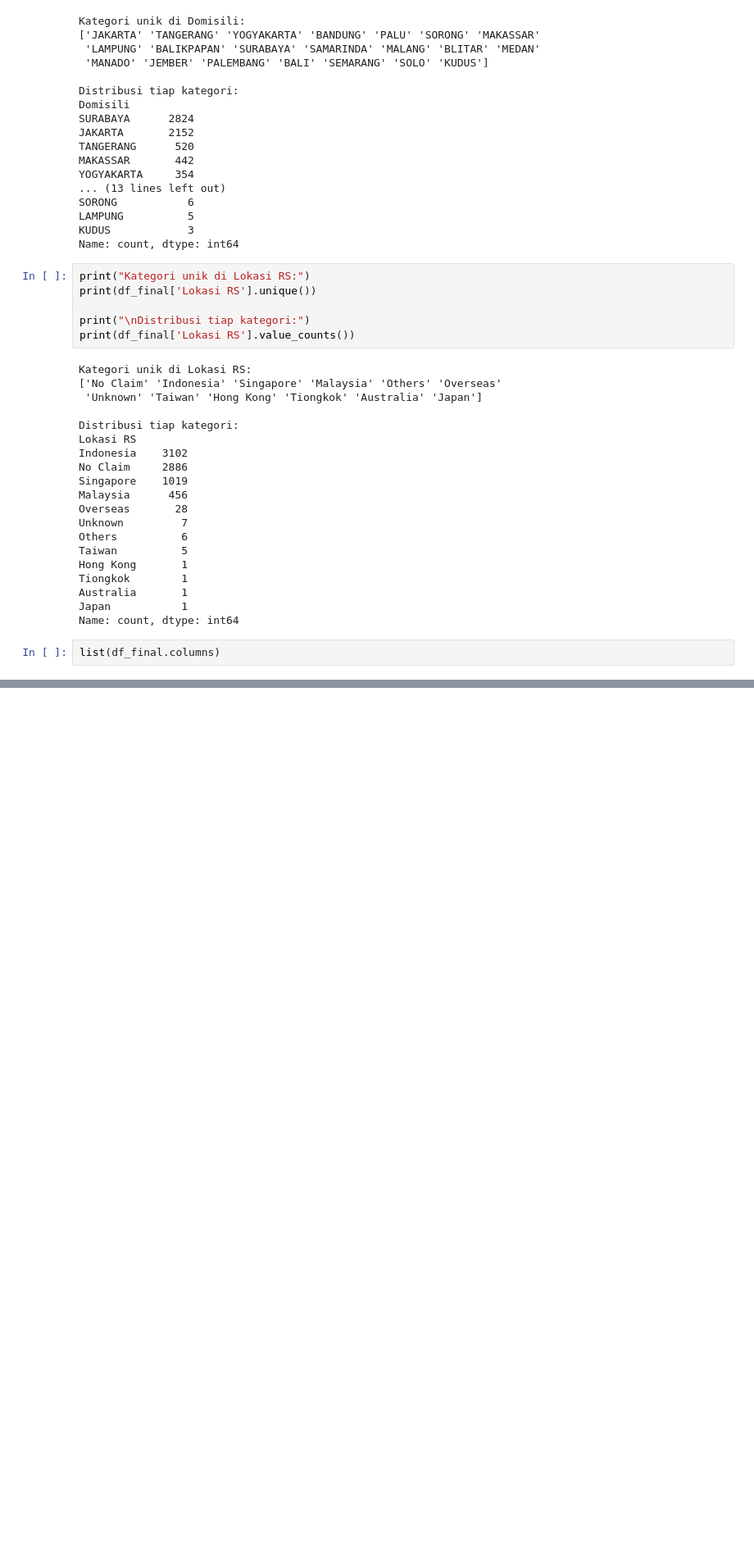
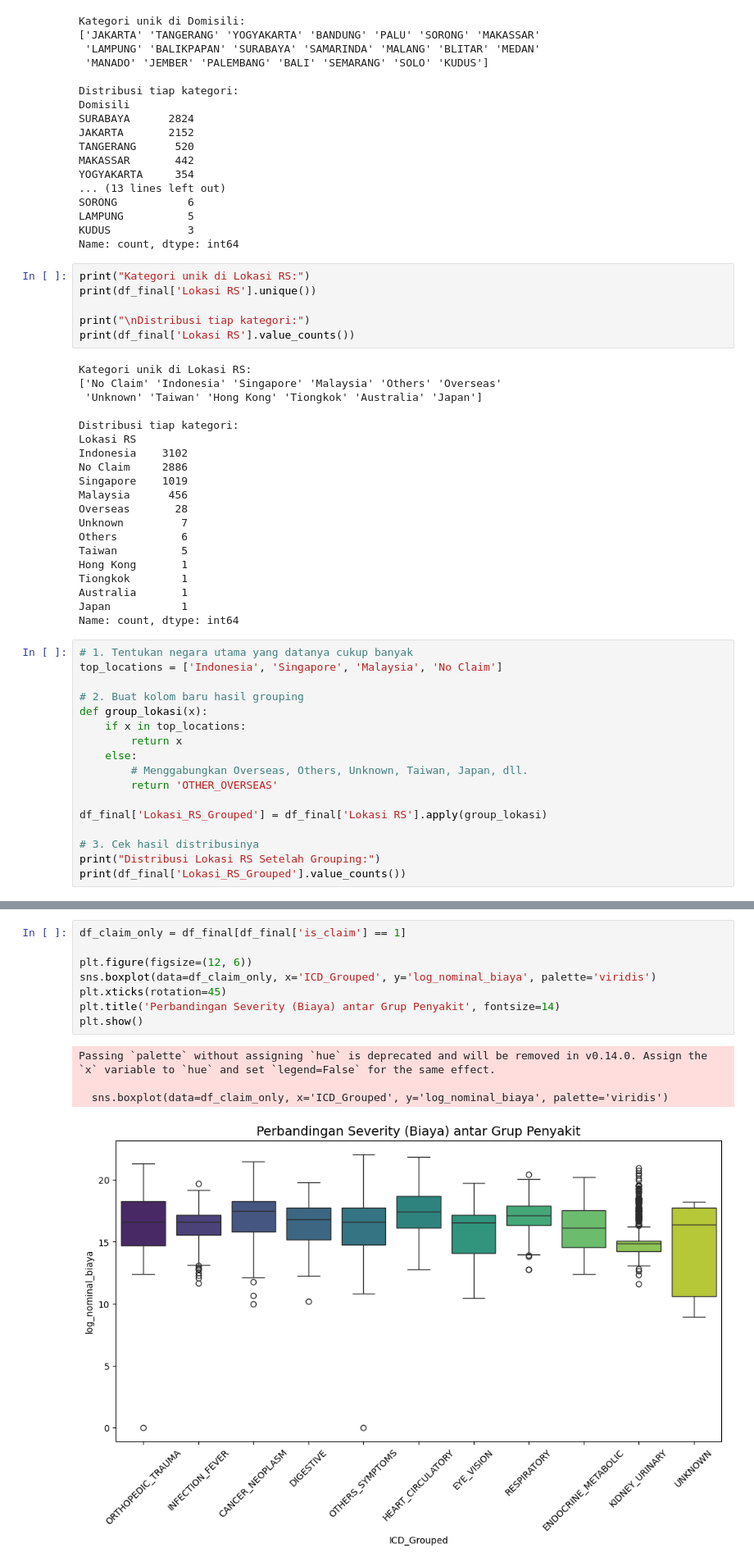
Before and after one commit to ababilkhoerulimam/insurance-claim-forecasting-mcfitb26, a Jupyter notebook: MCFITB26.ipynb, the cells around one changed output, grey strips where cells are left out. Shown at 82% size. Cells and saved outputs as stored; diff of their text form; blank space fills up the shorter version.

```diff
--- a/MCFITB26.ipynb
+++ b/MCFITB26.ipynb
@@ -426,5 +426,20 @@ Australia       1
 Japan           1
 Name: count, dtype: int64
 # %%
-list(df_final.columns)
+# 1. Tentukan negara utama yang datanya cukup banyak
+top_locations = ['Indonesia', 'Singapore', 'Malaysia', 'No Claim']
+
+# 2. Buat kolom baru hasil grouping
+def group_lokasi(x):
+    if x in top_locations:
+        return x
+    else:
+        # Menggabungkan Overseas, Others, Unknown, Taiwan, Japan, dll.
+        return 'OTHER_OVERSEAS'
+
+df_final['Lokasi_RS_Grouped'] = df_final['Lokasi RS'].apply(group_lokasi)
+
+# 3. Cek hasil distribusinya
+print("Distribusi Lokasi RS Setelah Grouping:")
+print(df_final['Lokasi_RS_Grouped'].value_counts())
 # %% [output]
@@ -447,0 +546,13 @@ list(df_final.columns)
+# %%
+df_claim_only = df_final[df_final['is_claim'] == 1]
+
+plt.figure(figsize=(12, 6))
+sns.boxplot(data=df_claim_only, x='ICD_Grouped', y='log_nominal_biaya', palette='viridis')
+plt.xticks(rotation=45)
+plt.title('Perbandingan Severity (Biaya) antar Grup Penyakit', fontsize=14)
+plt.show()
+# %% [output]
+Passing `palette` without assigning `hue` is deprecated and will be removed in v0.14.0. Assign the `x` variable to `hue` and set `legend=False` for the same effect.
+
+  sns.boxplot(data=df_claim_only, x='ICD_Grouped', y='log_nominal_biaya', palette='viridis')
+[figure, added]
```
Also changed, not shown: parts of 7 cells of this notebook.
